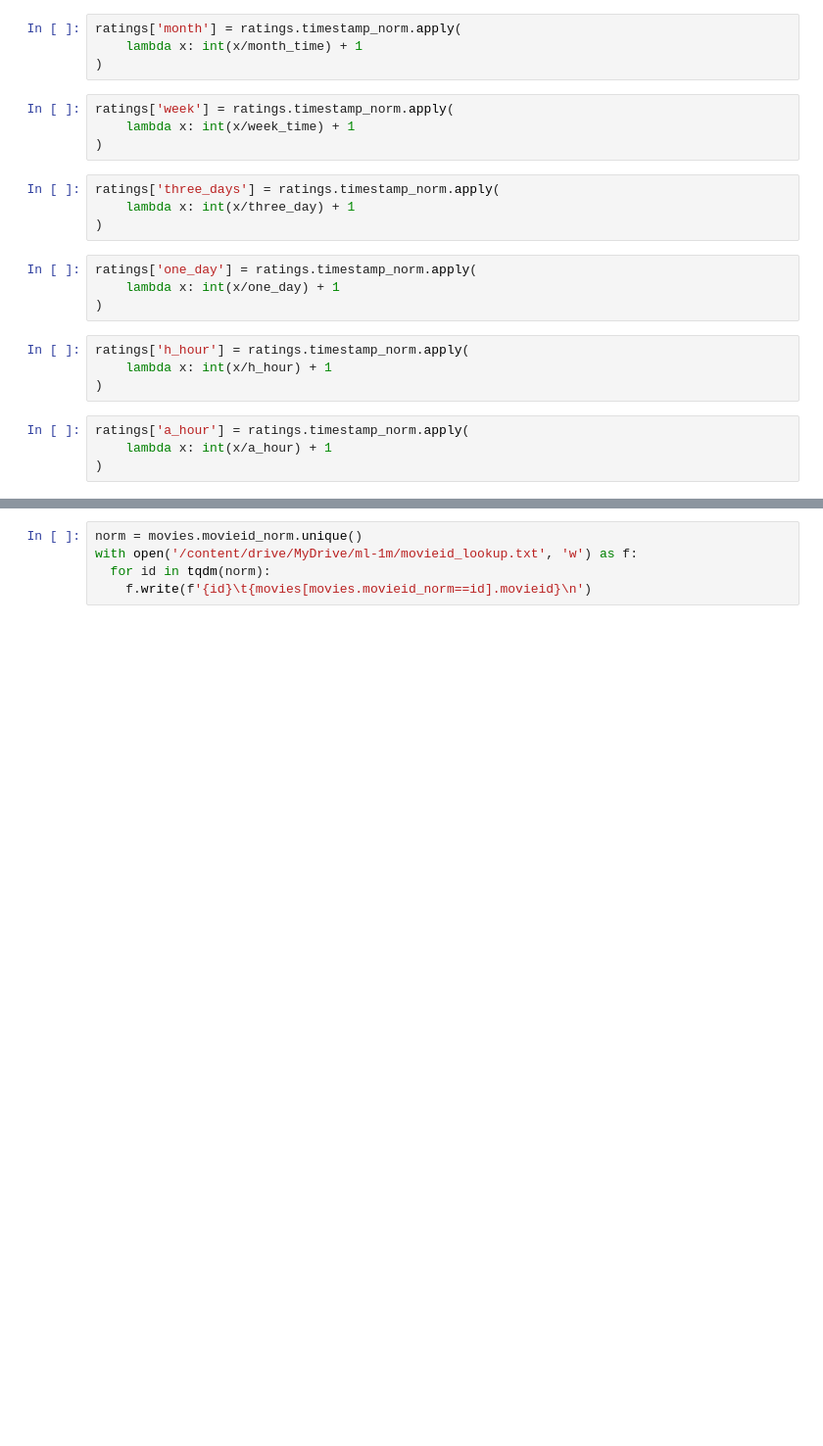
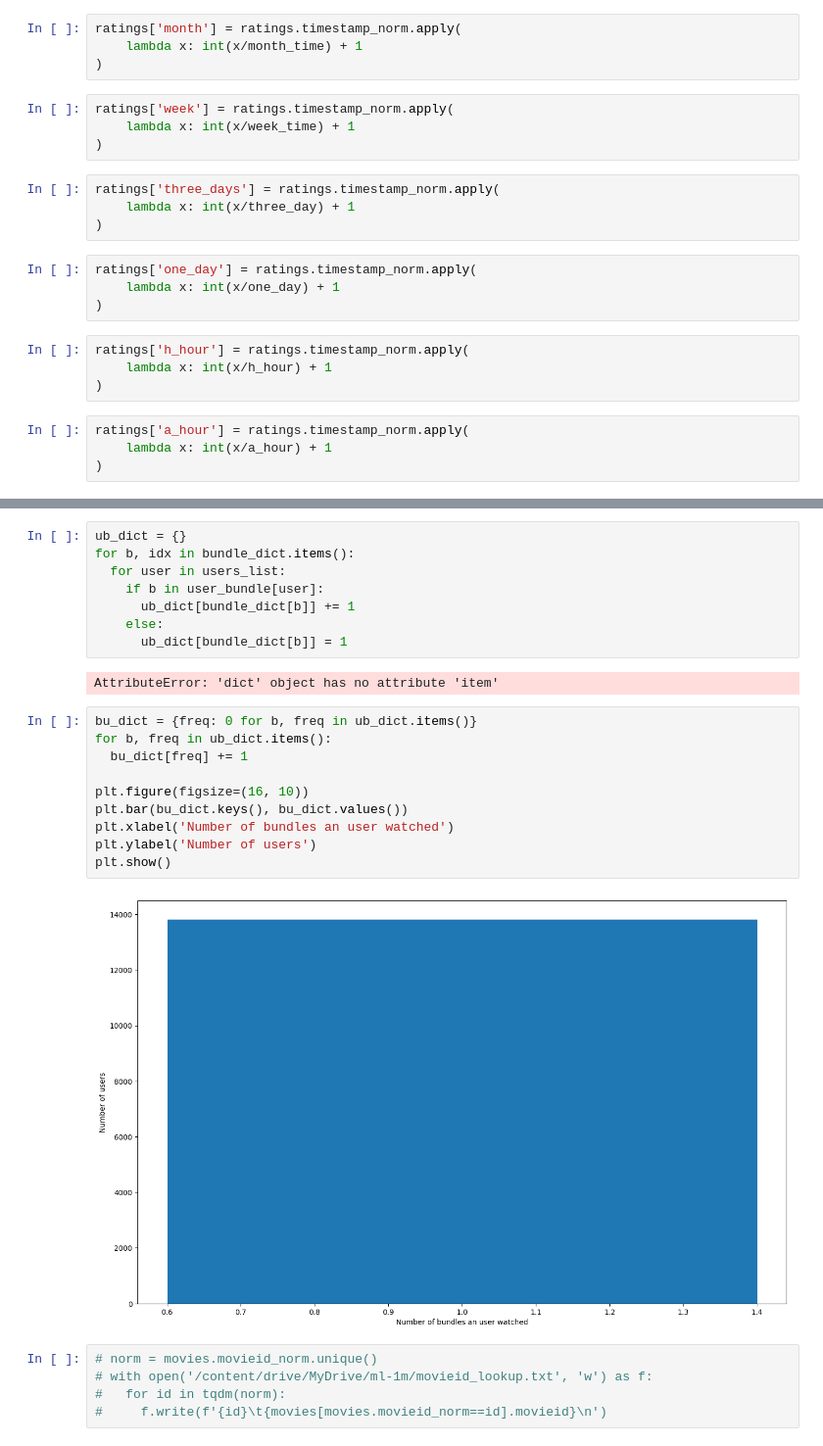
Before and after one commit to hieunt1410/BGCN, a Jupyter notebook: ML_1M_Processing.ipynb, the cells around one changed output, grey strips where cells are left out. Shown at 98% size. Drawn from its saved outputs; the diff is of its cells as text; blank space fills up the shorter version.

```diff
--- a/ML_1M_Processing.ipynb
+++ b/ML_1M_Processing.ipynb
@@ -151,5 +172,27 @@ len(bundle_dict)
+# %%
+ub_dict = {}
+for b, idx in bundle_dict.items():
+  for user in users_list:
+    if b in user_bundle[user]:
+      ub_dict[bundle_dict[b]] += 1
+    else:
+      ub_dict[bundle_dict[b]] = 1
+# %% [output]
+AttributeError: 'dict' object has no attribute 'item'
+# %%
+bu_dict = {freq: 0 for b, freq in ub_dict.items()}
+for b, freq in ub_dict.items():
+  bu_dict[freq] += 1
+
+plt.figure(figsize=(16, 10))
+plt.bar(bu_dict.keys(), bu_dict.values())
+plt.xlabel('Number of bundles an user watched')
+plt.ylabel('Number of users')
+plt.show()
+# %% [output]
+[figure, added]
 # %%
-norm = movies.movieid_norm.unique()
-with open('/content/drive/MyDrive/ml-1m/movieid_lookup.txt', 'w') as f:
-  for id in tqdm(norm):
-    f.write(f'{id}\t{movies[movies.movieid_norm==id].movieid}\n')
+# norm = movies.movieid_norm.unique()
+# with open('/content/drive/MyDrive/ml-1m/movieid_lookup.txt', 'w') as f:
+#   for id in tqdm(norm):
+#     f.write(f'{id}\t{movies[movies.movieid_norm==id].movieid}\n')
```
Also changed, not shown: parts of 10 cells of this notebook.
